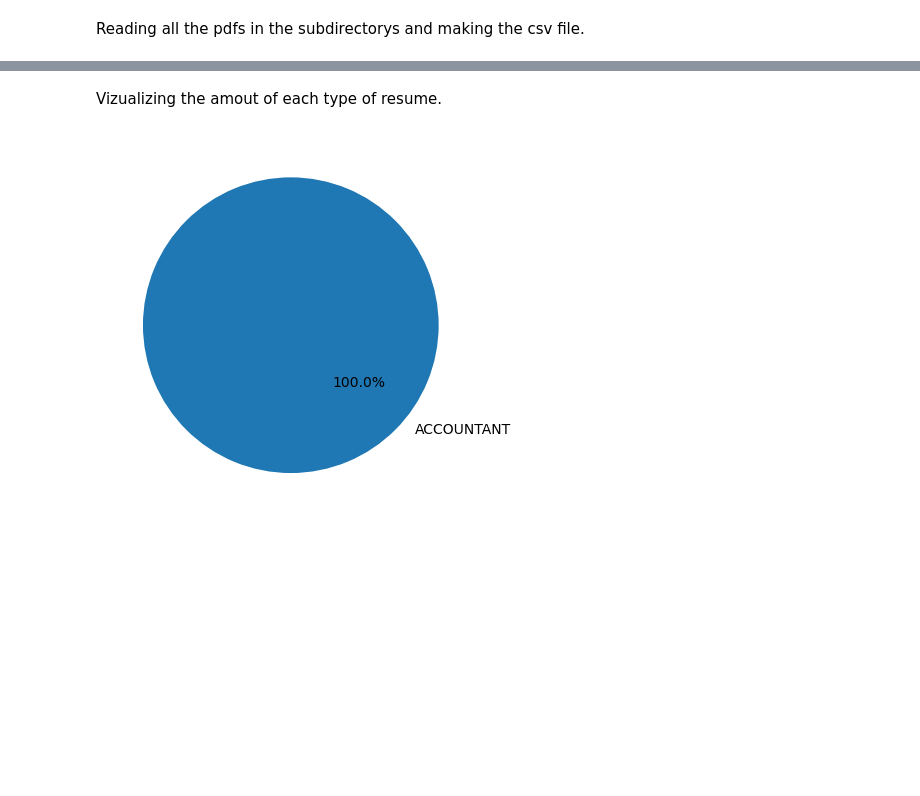
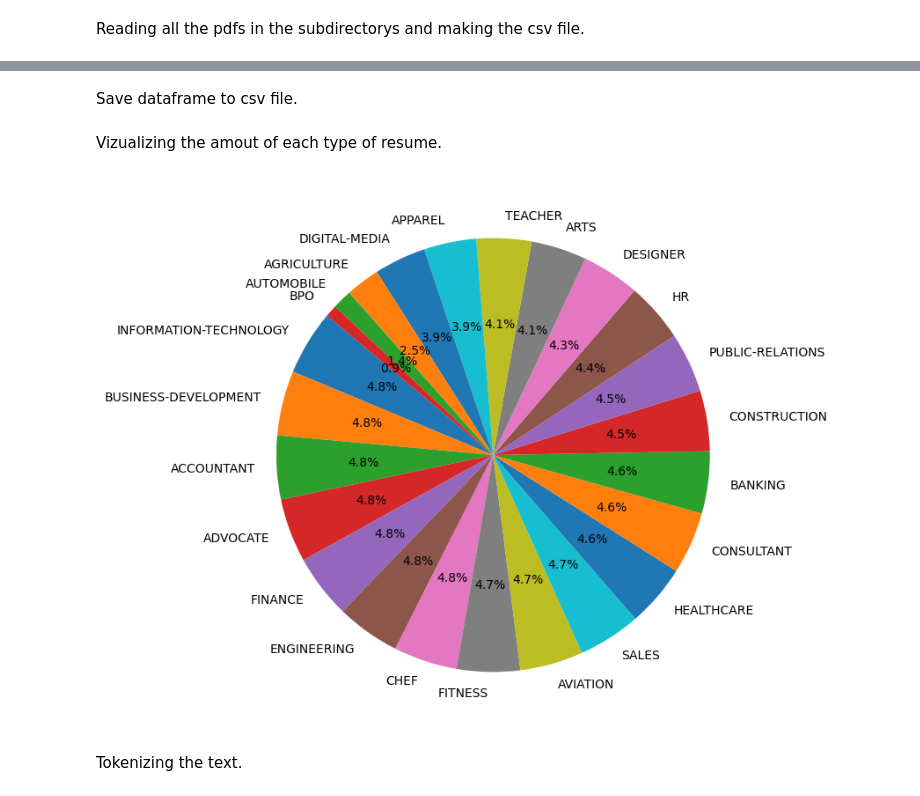
Before and after one commit to GuiBatalhoti/estudos_nlp, a Jupyter notebook: spacy.ipynb, the cells around one changed output, grey strips where cells are left out. Saved outputs shown, nothing was run; the diff lists cells and outputs as text; code cells hidden in the pictures; blank space fills up the shorter version.

Commit message:
pie chart, tokenize and sanitize text

```diff
--- a/spacy.ipynb
+++ b/spacy.ipynb
@@ -80,0 +81,2 @@ df.head()
+# %% [markdown]
+Save dataframe to csv file.
@@ -81,10 +85,13 @@ df.head()
 # %% [markdown]
 Vizualizing the amout of each type of resume.
 # %%
-pie = plt.pie(df["type"].value_counts(), labels=df["type"].value_counts().index, autopct='%1.1f%%', startangle=140)
-plt.show(pie)
+plt.figure(figsize=(10, 8))
+plt.pie(df["type"].value_counts(), labels=df["type"].value_counts().index, autopct='%1.1f%%', startangle=140)
+plt.show()
 # %% [output]
-[figure, old version]
+[figure, new version]
+# %% [markdown]
+Tokenizing the text.
 # %%
 nlp = spacy.load("en_core_web_sm")
 
```
Also changed, not shown: parts of 5 cells of this notebook, 2 other files.
